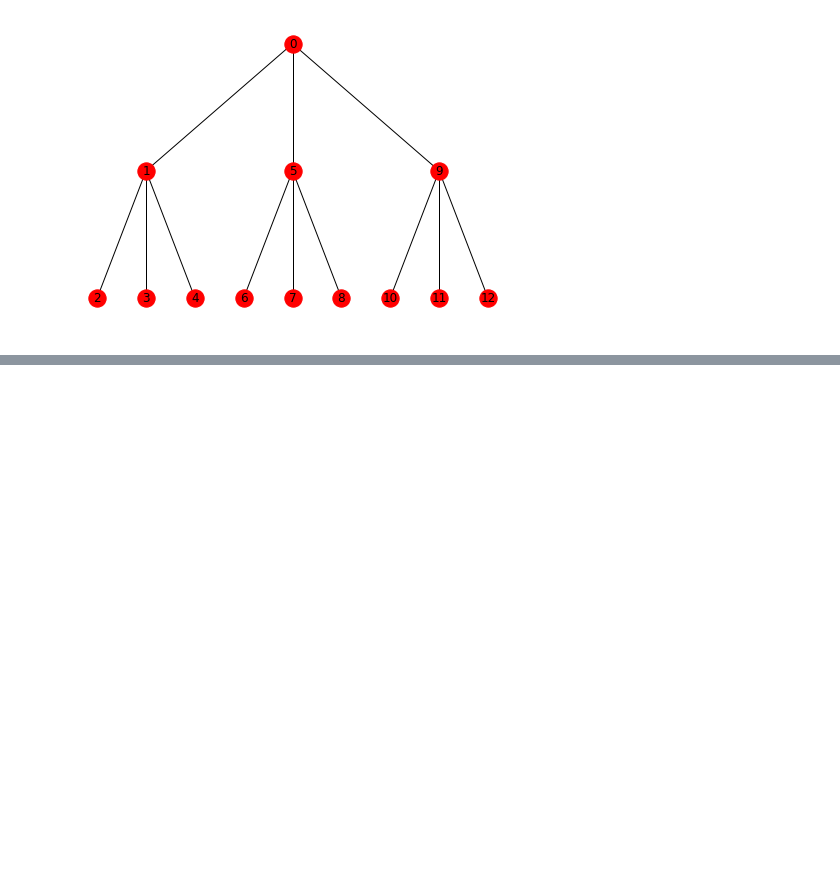
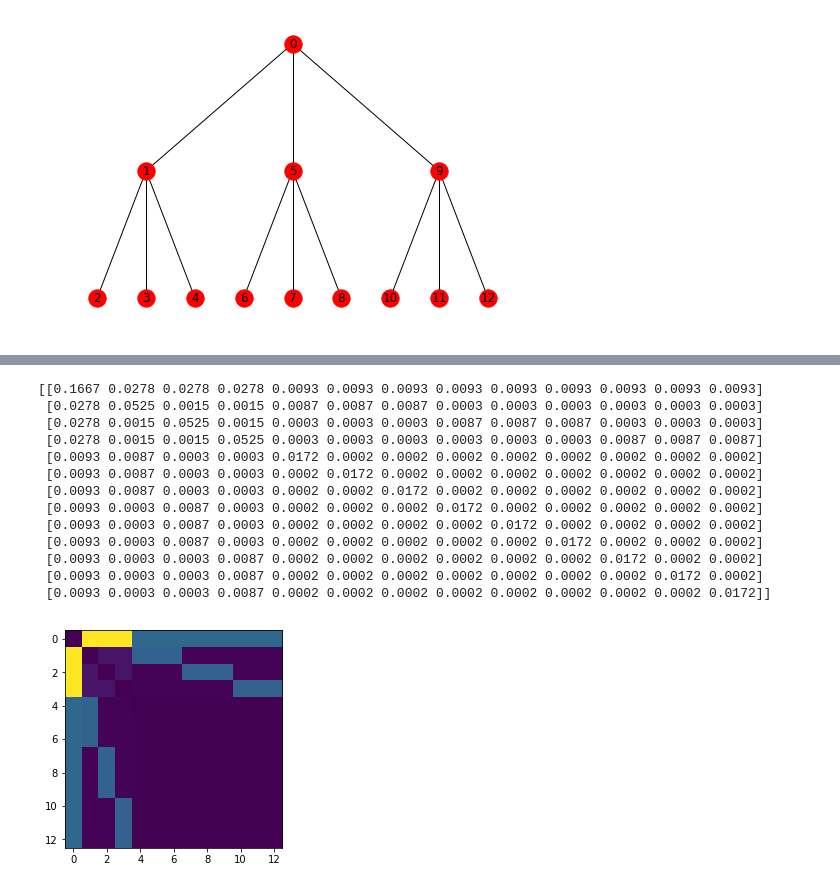
Before and after one commit to aleveren/ucsd-research, a Jupyter notebook: simple-hier-topic-model/topic_cooccurrence.ipynb, the cells around one changed output, grey strips where cells are left out. Cells and saved outputs as stored; diff of their text form; code cells hidden in the pictures; blank space fills up the shorter version.

```diff
--- a/simple-hier-topic-model/topic_cooccurrence.ipynb
+++ b/simple-hier-topic-model/topic_cooccurrence.ipynb
@@ -242,6 +248,9 @@ def to_weighted_graph(X, weight_func = None):
                 c = weight_func(X[i,j], X[j,i])
                 g.add_edge(i, j, weight = c)
     return g
+# %%
+def without_diag(X):
+    return X - np.diag(np.diag(X))
 # %%
 g = to_weighted_graph(
     Rp,
@@ -317,0 +443,22 @@ nx.draw(tree2, pos = bfs_layout(tree2, source=0), with_labels = True)
+# %%
+temp_reorder = [0, 1, 5, 9, 2, 3, 4, 6, 7, 8, 10, 11, 12]
+temp_R = R[np.atleast_2d(temp_reorder).T, temp_reorder]
+
+niceprint(temp_R)
+
+plt.imshow(without_diag(temp_R));
+# %% [output]
+[[0.1667 0.0278 0.0278 0.0278 0.0093 0.0093 0.0093 0.0093 0.0093 0.0093 0.0093 0.0093 0.0093]
+ [0.0278 0.0525 0.0015 0.0015 0.0087 0.0087 0.0087 0.0003 0.0003 0.0003 0.0003 0.0003 0.0003]
+ [0.0278 0.0015 0.0525 0.0015 0.0003 0.0003 0.0003 0.0087 0.0087 0.0087 0.0003 0.0003 0.0003]
+ [0.0278 0.0015 0.0015 0.0525 0.0003 0.0003 0.0003 0.0003 0.0003 0.0003 0.0087 0.0087 0.0087]
+ [0.0093 0.0087 0.0003 0.0003 0.0172 0.0002 0.0002 0.0002 0.0002 0.0002 0.0002 0.0002 0.0002]
+ [0.0093 0.0087 0.0003 0.0003 0.0002 0.0172 0.0002 0.0002 0.0002 0.0002 0.0002 0.0002 0.0002]
+ [0.0093 0.0087 0.0003 0.0003 0.0002 0.0002 0.0172 0.0002 0.0002 0.0002 0.0002 0.0002 0.0002]
+ [0.0093 0.0003 0.0087 0.0003 0.0002 0.0002 0.0002 0.0172 0.0002 0.0002 0.0002 0.0002 0.0002]
+ [0.0093 0.0003 0.0087 0.0003 0.0002 0.0002 0.0002 0.0002 0.0172 0.0002 0.0002 0.0002 0.0002]
+ [0.0093 0.0003 0.0087 0.0003 0.0002 0.0002 0.0002 0.0002 0.0002 0.0172 0.0002 0.0002 0.0002]
+ [0.0093 0.0003 0.0003 0.0087 0.0002 0.0002 0.0002 0.0002 0.0002 0.0002 0.0172 0.0002 0.0002]
+ [0.0093 0.0003 0.0003 0.0087 0.0002 0.0002 0.0002 0.0002 0.0002 0.0002 0.0002 0.0172 0.0002]
+ [0.0093 0.0003 0.0003 0.0087 0.0002 0.0002 0.0002 0.0002 0.0002 0.0002 0.0002 0.0002 0.0172]]
+[figure, added]
```
Also changed, not shown: parts of 39 cells of this notebook.
